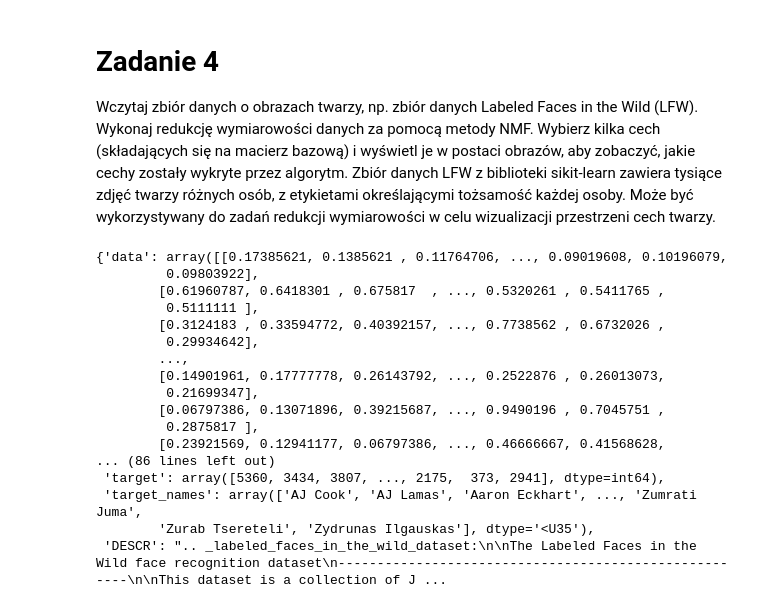
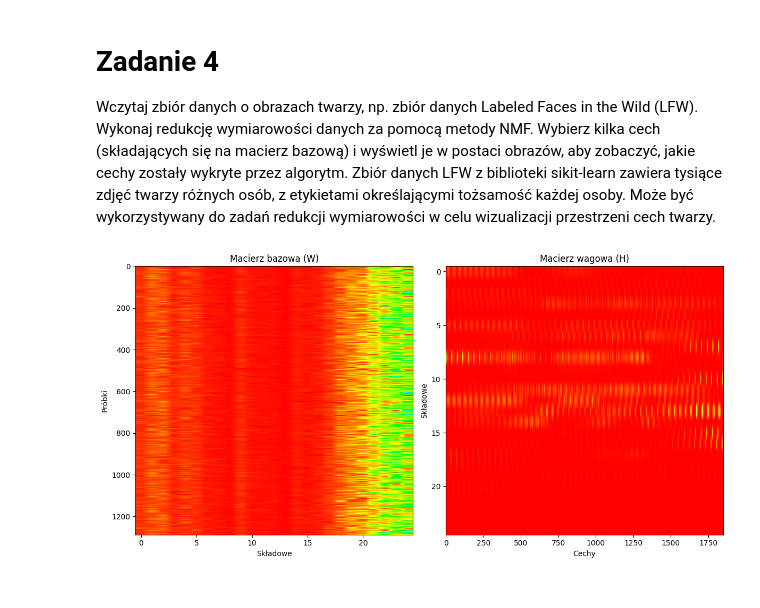
Before and after one commit to MrChazar/Methods_And_Tools_Of_Big_Data, a Jupyter notebook: LAB_6/exercise_3.ipynb, the cells around one changed output. Saved outputs shown, nothing was run; the diff lists cells and outputs as text; code cells hidden in the pictures.

```diff
--- a/LAB_6/exercise_3.ipynb
+++ b/LAB_6/exercise_3.ipynb
@@ -12,23 +12,30 @@ from sklearn.decomposition import PCA
 from sklearn.datasets import fetch_lfw_people
 import matplotlib.pyplot as plt
 # %%
-lfw_people = fetch_lfw_people(min_faces_per_person=1, resize=0.4)
-lfw_people
+lfw_people = fetch_lfw_people(min_faces_per_person=70, resize=0.4)
+data = np.c_[lfw_people.data, lfw_people.target]
+target_names = lfw_people.target_names
+df = pd.DataFrame(data)
-# %% [output]
-{'data': array([[0.17385621, 0.1385621 , 0.11764706, ..., 0.09019608, 0.10196079,
-         0.09803922],
-        [0.61960787, 0.6418301 , 0.675817  , ..., 0.5320261 , 0.5411765 ,
-         0.5111111 ],
-        [0.3124183 , 0.33594772, 0.40392157, ..., 0.7738562 , 0.6732026 ,
-         0.29934642],
-        ...,
-        [0.14901961, 0.17777778, 0.26143792, ..., 0.2522876 , 0.26013073,
-         0.21699347],
-        [0.06797386, 0.13071896, 0.39215687, ..., 0.9490196 , 0.7045751 ,
-         0.2875817 ],
-        [0.23921569, 0.12941177, 0.06797386, ..., 0.46666667, 0.41568628,
-... (86 lines left out)
- 'target': array([5360, 3434, 3807, ..., 2175,  373, 2941], dtype=int64),
- 'target_names': array(['AJ Cook', 'AJ Lamas', 'Aaron Eckhart', ..., 'Zumrati Juma',
-        'Zurab Tsereteli', 'Zydrunas Ilgauskas'], dtype='<U35'),
- 'DESCR': ".. _labeled_faces_in_the_wild_dataset:\n\nThe Labeled Faces in the Wild face recognition dataset\n------------------------------------------------------\n\nThis dataset is a collection of J ...
+# %%
+# Tworzenie obiektu NMF
+test_data = df.loc[:, df.columns != '1850']
+nmf_model = NMF(n_components=25)
+nmf_model.fit(test_data)
+W = nmf_model.transform(test_data)
+H = nmf_model.components_
+
+plt.figure(figsize=(12, 6))
+plt.subplot(1, 2, 1)
+plt.imshow(W, cmap='hsv', aspect='auto')
+plt.title('Macierz bazowa (W)')
+plt.xlabel('Składowe')
+plt.ylabel('Próbki')
+plt.subplot(1, 2, 2)
+plt.imshow(H, cmap='hsv', aspect='auto')
+plt.title('Macierz wagowa (H)')
+plt.xlabel('Cechy')
+plt.ylabel('Składowe')
+plt.tight_layout()
+plt.show()
+# %% [output]
+[figure, added]
```
Also changed, not shown: parts of 2 cells of this notebook, 7 other files.
